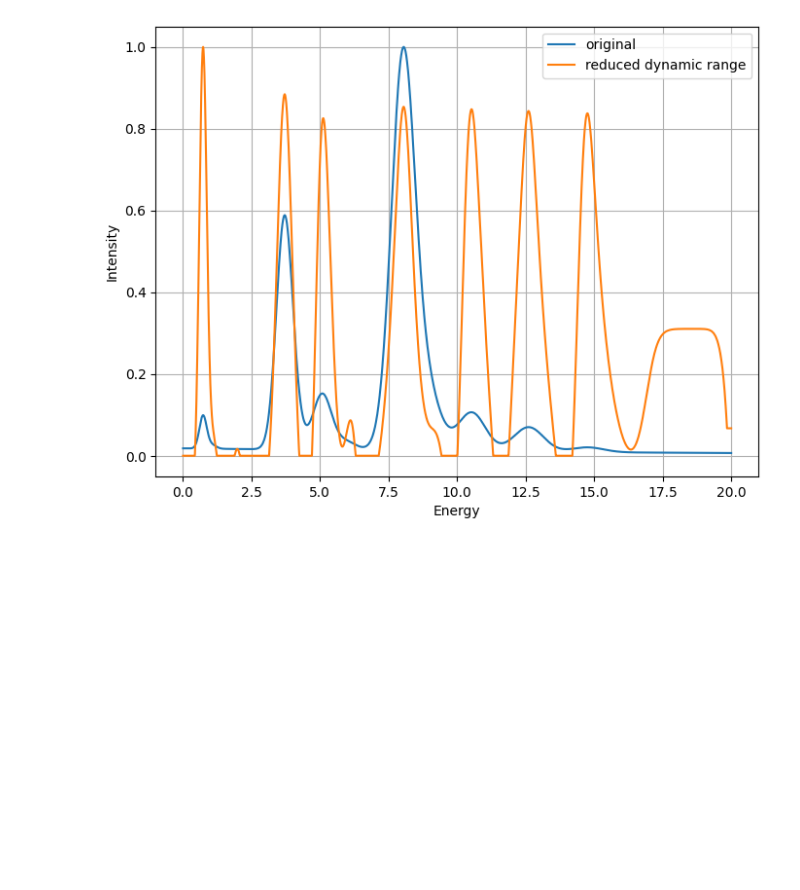
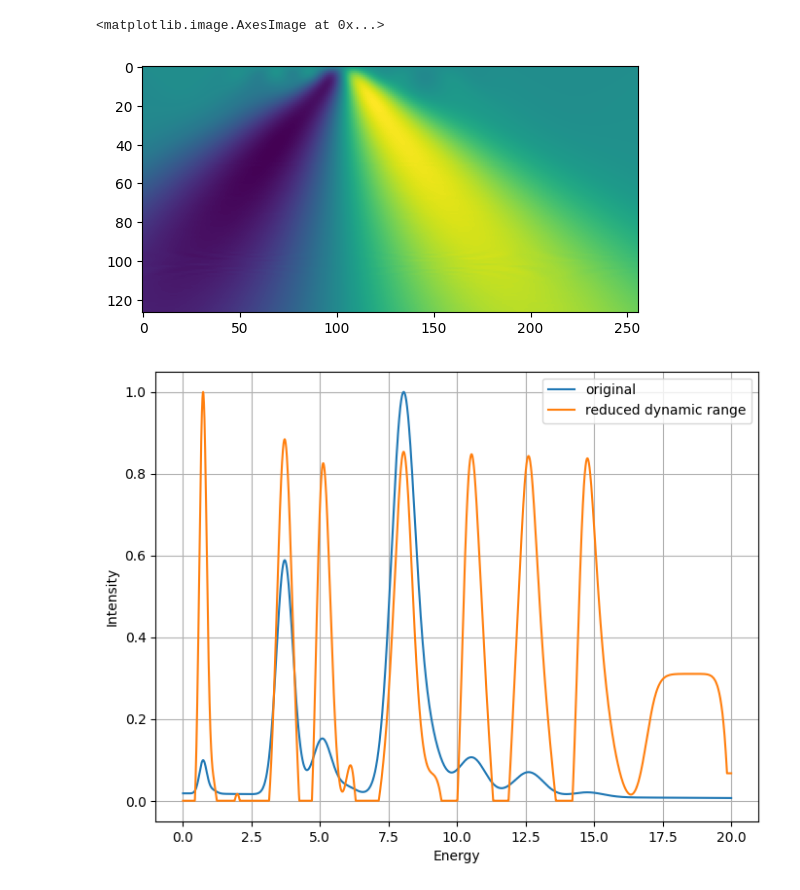
Before and after one commit to erzar0/masters-thesis, a Jupyter notebook: proof_of_concept_dev.ipynb, the cells around one changed output. Drawn from its saved outputs; the diff is of its cells as text; code cells hidden in the pictures; blank space fills up the shorter version.

```diff
--- a/proof_of_concept_dev.ipynb
+++ b/proof_of_concept_dev.ipynb
@@ -539,3 +101,8 @@ plt.savefig("spectra_heatmaps.svg")
+# %%
+plt.imshow(coefs)
+# %% [output]
+<matplotlib.image.AxesImage at 0x...>
+[figure, added]
 # %%
 
 energy_range = np.linspace(TrainDataGenerator.MIN_ENERGY, TrainDataGenerator.MAX_ENERGY, TrainDataGenerator.CHANNELS_COUNT)
```
Also changed, not shown: parts of 12 cells of this notebook, 11 other files.
